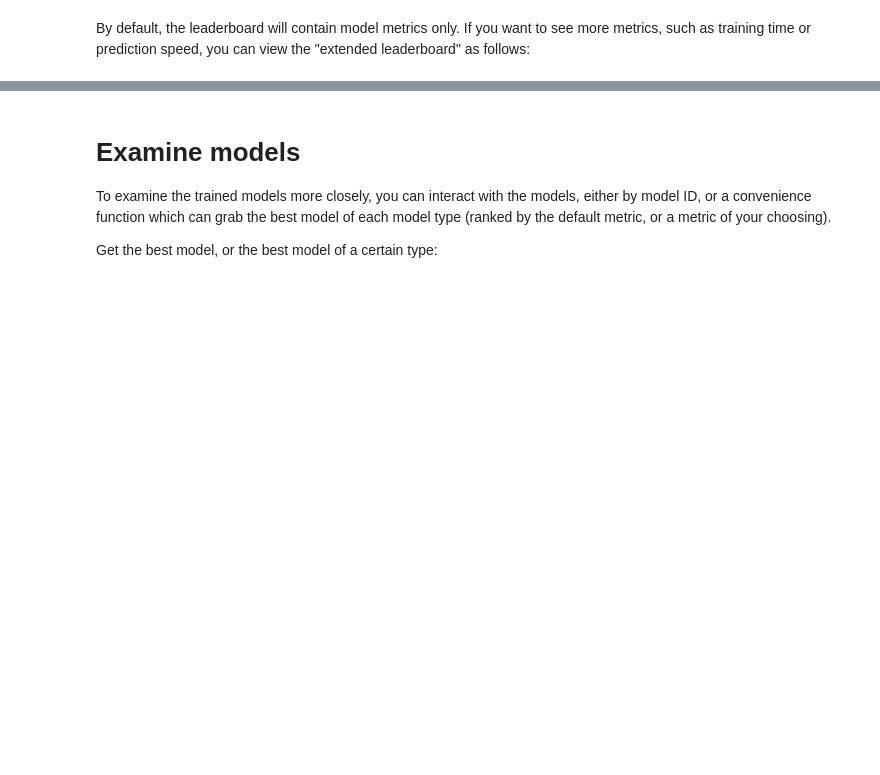
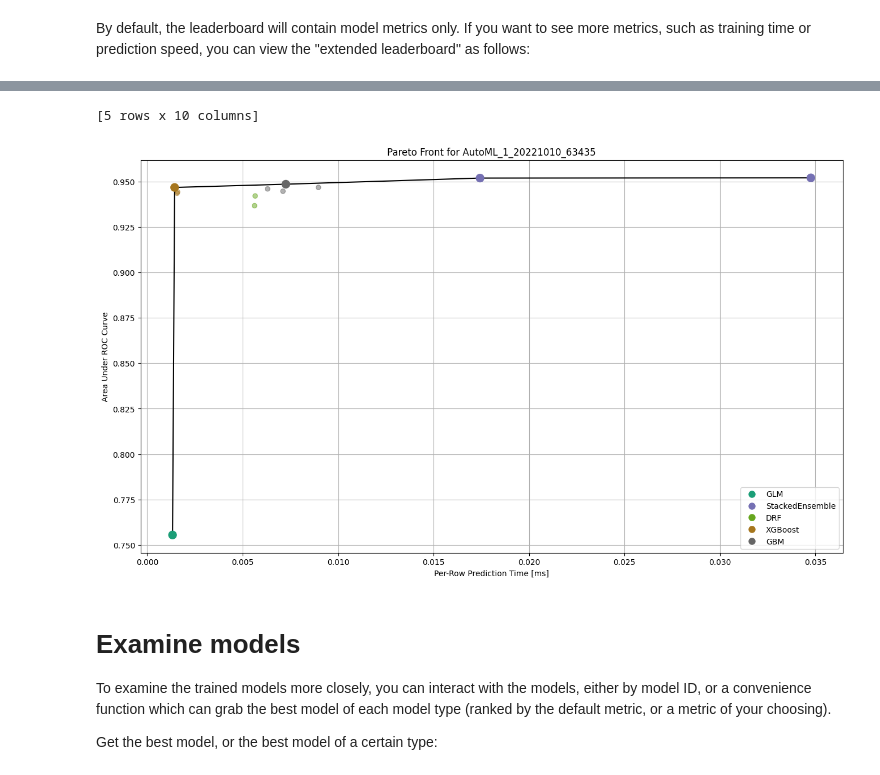
Before and after one commit to ledell/automl-fall-school-2022, a Jupyter notebook: automl-fall-school-2022-h2o-automl.ipynb, the cells around one changed output, grey strips where cells are left out. Saved outputs shown, nothing was run; the diff lists cells and outputs as text; code cells hidden in the pictures; blank space fills up the shorter version.

```diff
--- a/automl-fall-school-2022-h2o-automl.ipynb
+++ b/automl-fall-school-2022-h2o-automl.ipynb
@@ -178,0 +183,5 @@ lb
+# %%
+pf = aml.pareto_front()
+pf.figure() # get the Pareto front plot
+pf # H2OFrame containing the Pareto front subset of the leaderboard
+# %% [output]
@@ -179,3 +194,5 @@ lb
+[5 rows x 10 columns]
+[figure, added]
 # %% [markdown]
 # Examine models
 
```
Also changed, not shown: parts of 13 cells of this notebook.
